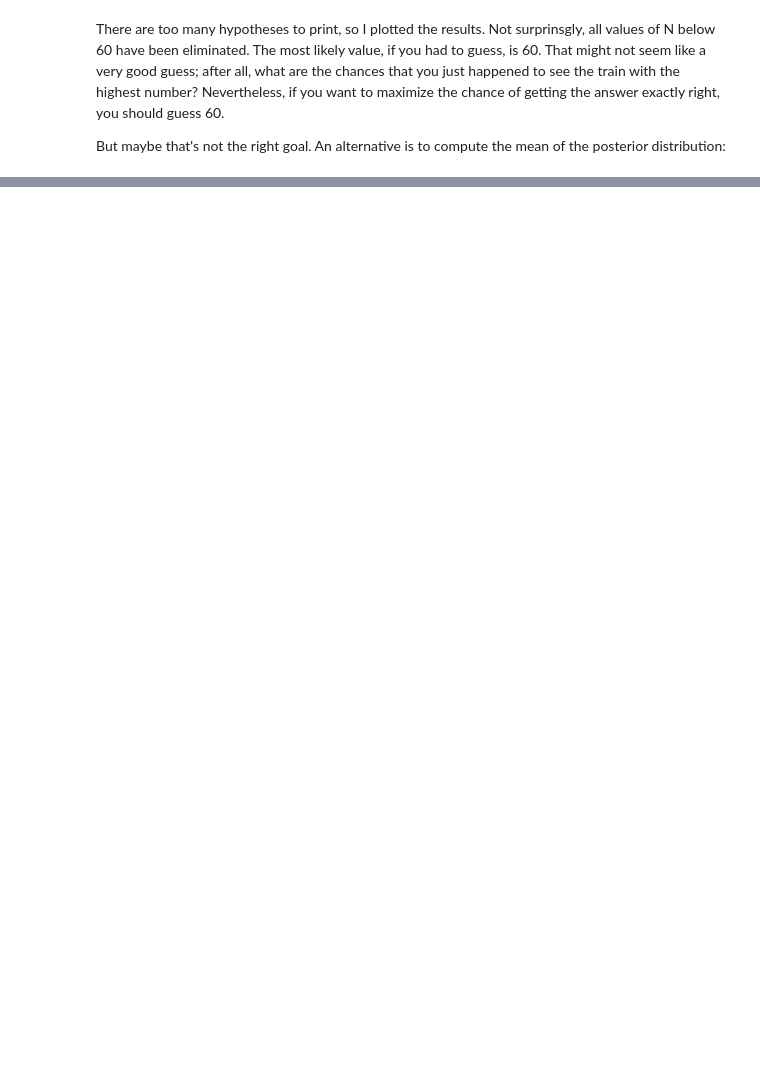
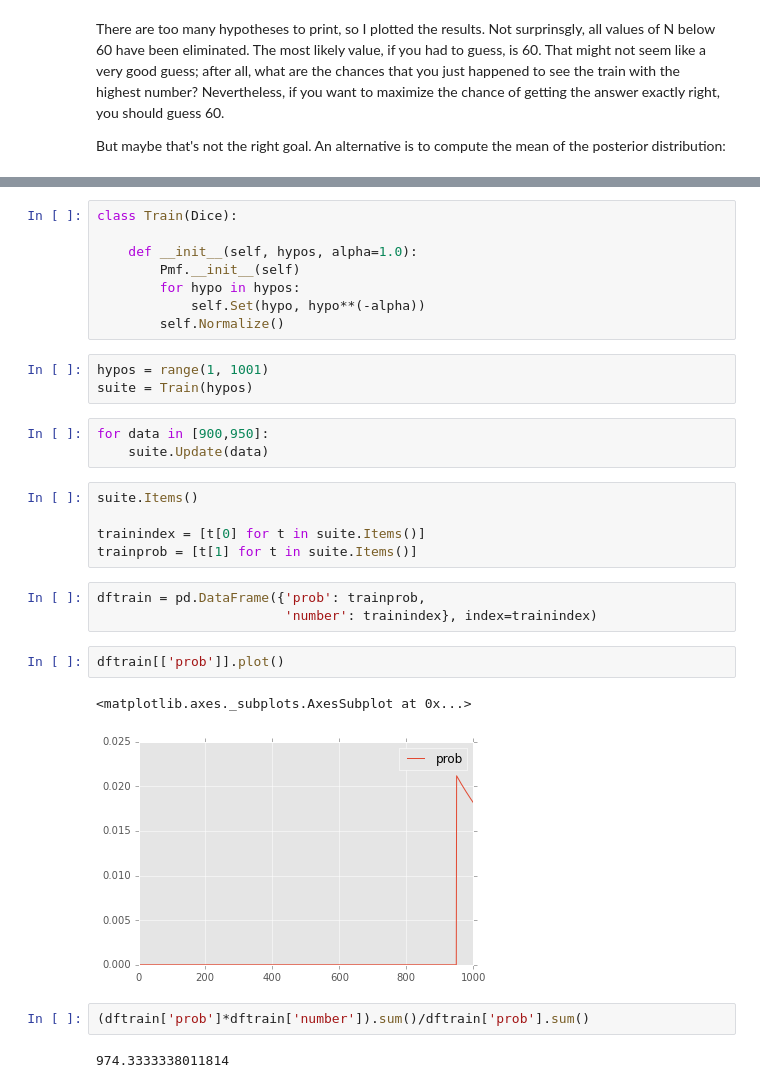
Before and after one commit to doolingdavid/ThinkBayes, a Jupyter notebook: code/notes.ipynb, the cells around one changed output, grey strips where cells are left out. Drawn from its saved outputs; the diff is of its cells as text; blank space fills up the shorter version.

```diff
--- a/code/notes.ipynb
+++ b/code/notes.ipynb
@@ -843,0 +865,31 @@ But maybe that's not the right goal. An alternative is to compute the mean of th
+# %%
+class Train(Dice):
+
+    def __init__(self, hypos, alpha=1.0):
+        Pmf.__init__(self)
+        for hypo in hypos:
+            self.Set(hypo, hypo**(-alpha))
+        self.Normalize()
+# %%
+hypos = range(1, 1001)
+suite = Train(hypos)
+# %%
+for data in [900,950]:
+    suite.Update(data)
+# %%
+suite.Items()
+
+trainindex = [t[0] for t in suite.Items()]
+trainprob = [t[1] for t in suite.Items()]
+# %%
+dftrain = pd.DataFrame({'prob': trainprob,
+                        'number': trainindex}, index=trainindex)
+# %%
+dftrain[['prob']].plot()
+# %% [output]
+<matplotlib.axes._subplots.AxesSubplot at 0x...>
+[figure, added]
+# %%
+(dftrain['prob']*dftrain['number']).sum()/dftrain['prob'].sum()
+# %% [output]
+974.3333338011814
```
Also changed, not shown: parts of 7 cells of this notebook.
